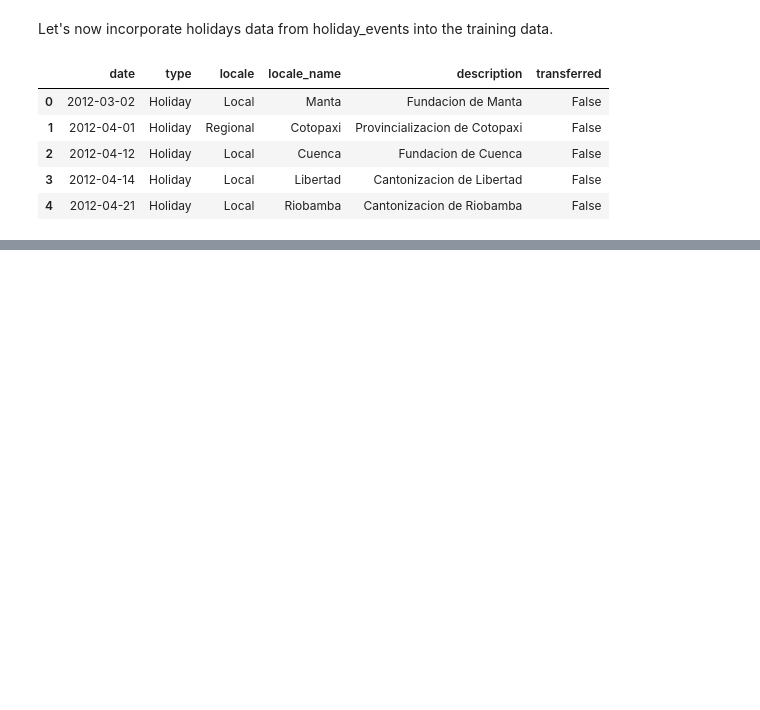
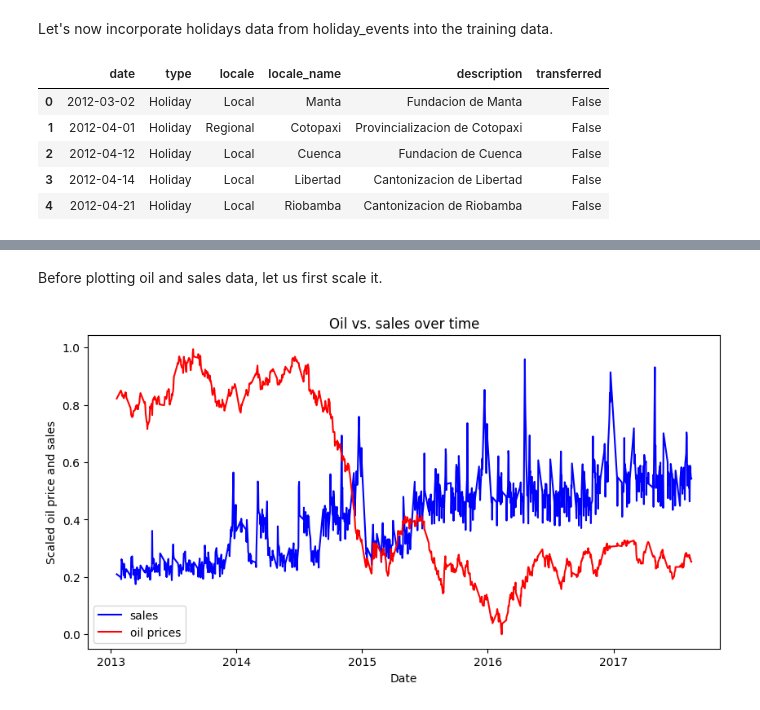
Before and after one commit to geethavenk/Sales_forecasting, a Jupyter notebook: notebooks/EDA_V1.ipynb, the cells around one changed output, grey strips where cells are left out. Cells and saved outputs as stored; diff of their text form; code cells hidden in the pictures; blank space fills up the shorter version.

```diff
--- a/notebooks/EDA_V1.ipynb
+++ b/notebooks/EDA_V1.ipynb
@@ -433,0 +439,11 @@ national_holidays = holidays[(holidays['locale' == 'National']) & () & ()]
+# %%
+# filter for local and regional holidays, and mark
+local_regional_holidays = holidays[(holidays['locale'] != 'National') & holidays['transferred'] == False]
+
+# mark local and regional holidays
+for index, row in local_regional_holidays.iterrows():
+    if 'city' in train.columns:
+        train.loc[(train['date']==row['date']) & (train['city']==row['locale_name']), 'holiday'] = 1
+
+    elif 'state' in train.columns:
+        train.loc[(train['date']==row['date']) & (train['state']==row['locale_name']), 'holiday'] = 1
@@ -433,0 +487,6 @@ national_holidays = holidays[(holidays['locale' == 'National']) & () & ()]
+# %%
+# aggregate sales to get daily sales
+daily_sales = train.groupby('date')['sales'].sum().reset_index()
+daily_sales['date'] = pd.to_datetime(daily_sales['date'])
+
+sales_and_oil = pd.merge(daily_sales, oil, on='date')
@@ -433,0 +502,19 @@ national_holidays = holidays[(holidays['locale' == 'National']) & () & ()]
+# %% [markdown]
+Before plotting oil and sales data, let us first scale it.
+# %%
+from sklearn.preprocessing import MinMaxScaler
+
+scaler = MinMaxScaler()
+sales_and_oil[['sales_scaled', 'dcoilwtico_scaled']] = scaler.fit_transform(sales_and_oil[['sales', 'dcoilwtico']])
+# %%
+#plot sales and oil prices
+plt.figure(figsize=(10,5))
+plt.plot(sales_and_oil['date'], sales_and_oil['sales_scaled'], color='blue', label='sales')
+plt.plot(sales_and_oil['date'], sales_and_oil['dcoilwtico_scaled'], color='red', label='oil prices')
+plt.title('Oil vs. sales over time')
+plt.xlabel('Date')
+plt.ylabel('Scaled oil price and sales')
+plt.legend()
+plt.show()
+# %% [output]
+[figure, added]
```
Also changed, not shown: parts of 10 cells of this notebook.
